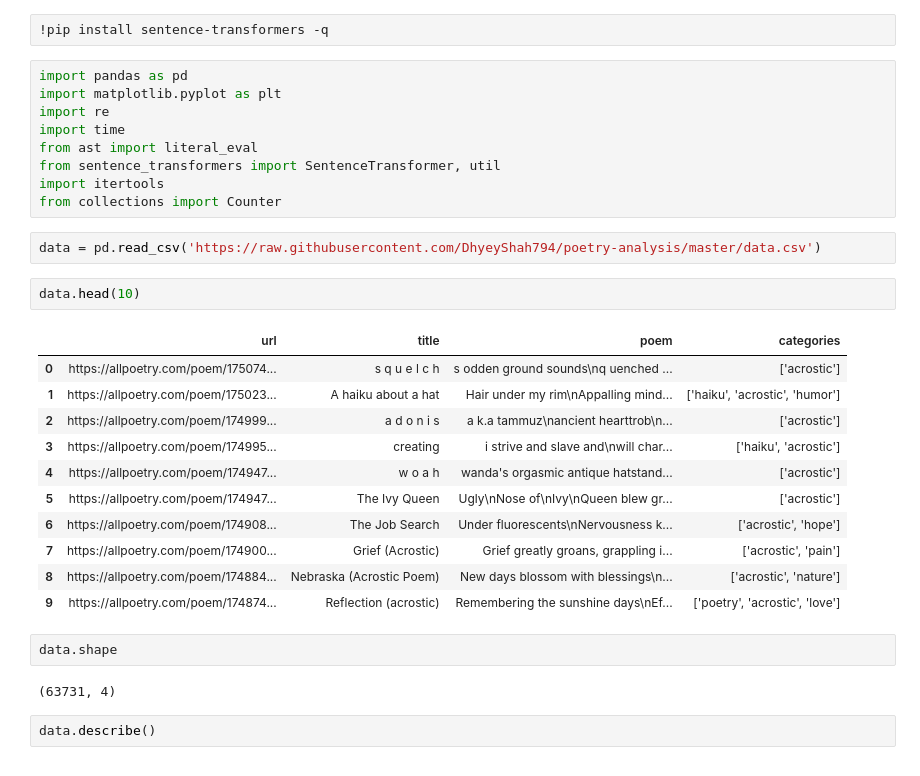
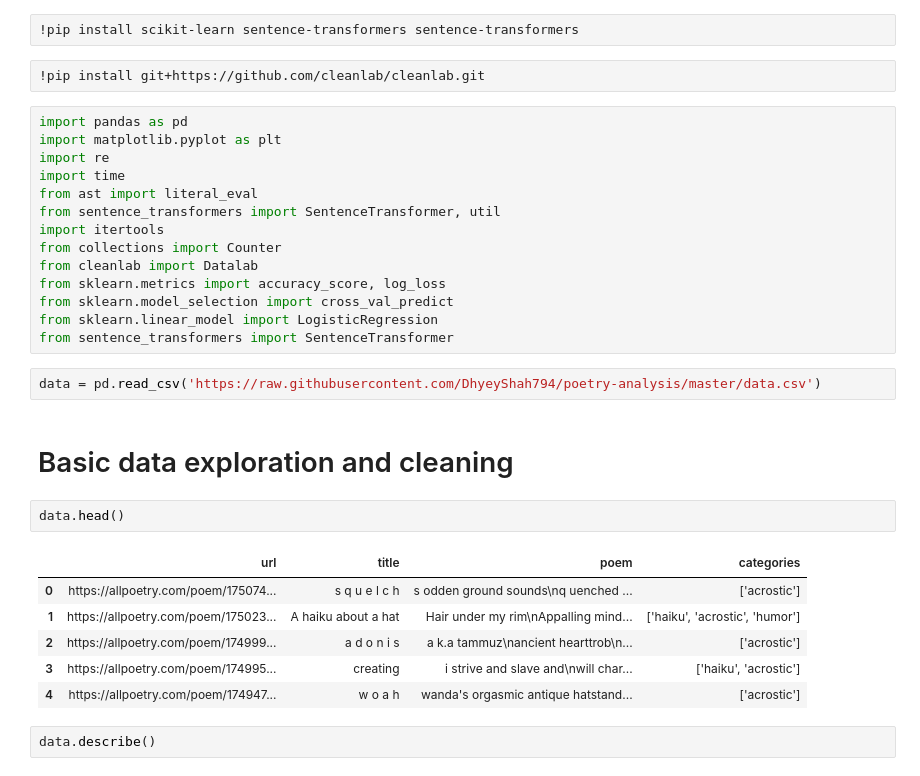
Before and after one commit to DhyeyShah794/poetry-analysis, a Jupyter notebook: poetry_sentiment_analyzer.ipynb, the cells around one changed output. Cells and saved outputs as stored; diff of their text form.

Commit message:
Refactored code and added cleanlab

```diff
--- a/poetry_sentiment_analyzer.ipynb
+++ b/poetry_sentiment_analyzer.ipynb
@@ -1,7 +1,9 @@
 # %% [markdown]
 <a href="https://colab.research.google.com/github/DhyeyShah794/poetry-analysis/blob/master/poetry_sentiment_analyzer.ipynb" target="_parent"><img src="https://colab.research.google.com/assets/colab-badge.svg" alt="Open In Colab"/></a>
 # %%
-!pip install sentence-transformers -q
+!pip install scikit-learn sentence-transformers sentence-transformers
+# %%
+!pip install git+https://github.com/cleanlab/cleanlab.git
 # %%
 import pandas as pd
 import matplotlib.pyplot as plt
@@ -11,26 +13,24 @@ from ast import literal_eval
 from sentence_transformers import SentenceTransformer, util
 import itertools
 from collections import Counter
+from cleanlab import Datalab
+from sklearn.metrics import accuracy_score, log_loss
+from sklearn.model_selection import cross_val_predict
+from sklearn.linear_model import LogisticRegression
+from sentence_transformers import SentenceTransformer
 # %%
 data = pd.read_csv('https://raw.githubusercontent.com/DhyeyShah794/poetry-analysis/master/data.csv')
+# %% [markdown]
+# Basic data exploration and cleaning
 # %%
-data.head(10)
+data.head()
 # %% [output]
 |  | url | title | poem | categories |
 | 0 | https://allpoetry.com/poem/175074... | s q u e l c h | s odden ground sounds\nq uenched ... | ['acrostic'] |
 | 1 | https://allpoetry.com/poem/175023... | A haiku about a hat | Hair under my rim\nAppalling mind... | ['haiku', 'acrostic', 'humor'] |
 | 2 | https://allpoetry.com/poem/174999... | a d o n i s | a k.a tammuz\nancient hearttrob\n... | ['acrostic'] |
 | 3 | https://allpoetry.com/poem/174995... | creating | i strive and slave and\nwill char... | ['haiku', 'acrostic'] |
 | 4 | https://allpoetry.com/poem/174947... | w o a h | wanda's orgasmic antique hatstand... | ['acrostic'] |
-| 5 | https://allpoetry.com/poem/174947... | The Ivy Queen | Ugly\nNose of\nIvy\nQueen blew gr... | ['acrostic'] |
-| 6 | https://allpoetry.com/poem/174908... | The Job Search | Under fluorescents\nNervousness k... | ['acrostic', 'hope'] |
-| 7 | https://allpoetry.com/poem/174900... | Grief (Acrostic) | Grief greatly groans, grappling i... | ['acrostic', 'pain'] |
-| 8 | https://allpoetry.com/poem/174884... | Nebraska (Acrostic Poem) | New days blossom with blessings\n... | ['acrostic', 'nature'] |
-| 9 | https://allpoetry.com/poem/174874... | Reflection (acrostic) | Remembering the sunshine days\nEf... | ['poetry', 'acrostic', 'love'] |
-# %%
-data.shape
-# %% [output]
-(63731, 4)
 # %%
 data.describe()
 # %% [output]
```
Also changed, not shown: parts of 40 cells of this notebook.
